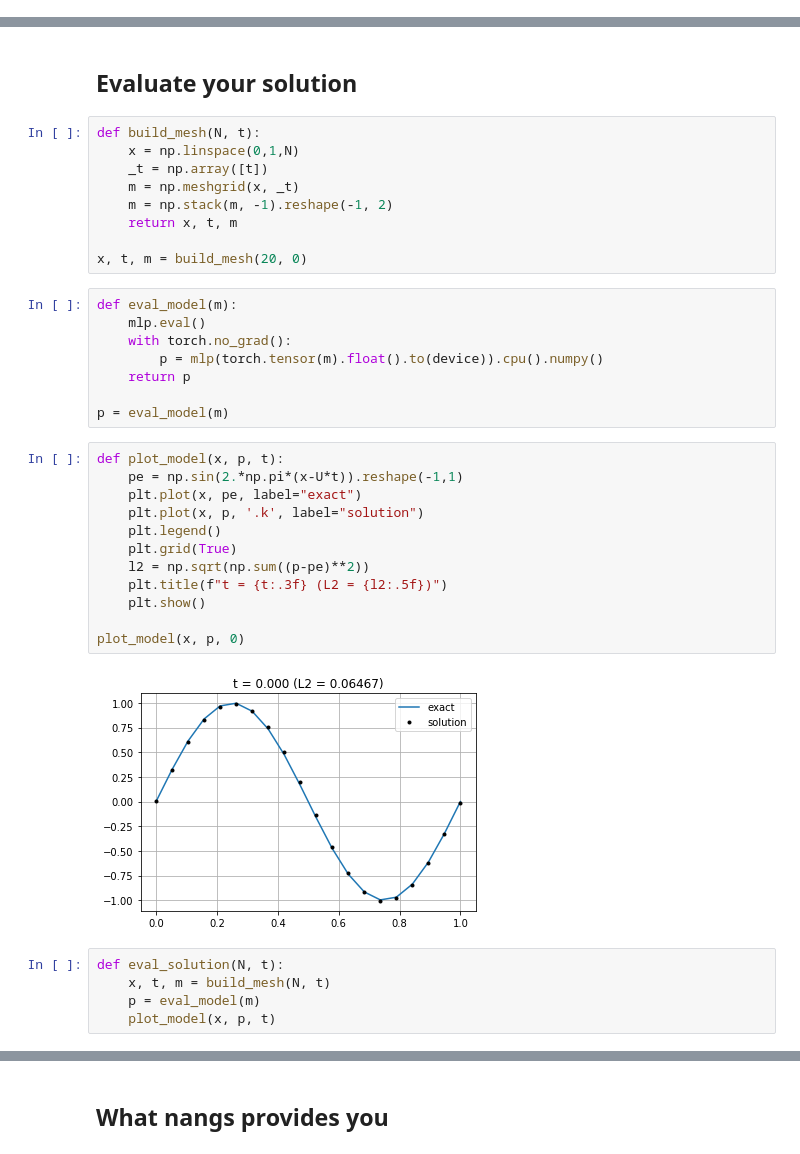
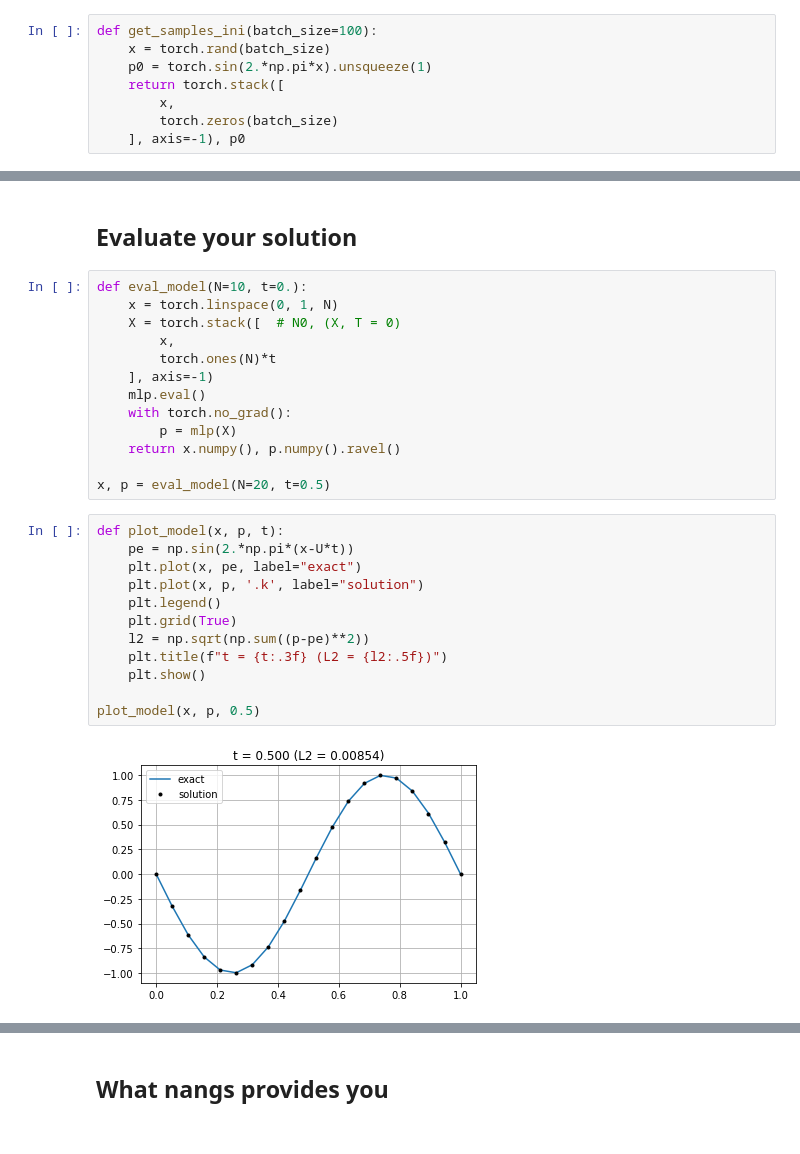
Before and after one commit to juansensio/nangs, a Jupyter notebook: tutorials/00_how_it_works.ipynb, the cells around one changed output, grey strips where cells are left out. Drawn from its saved outputs; the diff is of its cells as text.

```diff
--- a/tutorials/00_how_it_works.ipynb
+++ b/tutorials/00_how_it_works.ipynb
@@ -183,0 +99,8 @@ len(boco_dataset)
+# %%
+def get_samples_ini(batch_size=100):
+    x = torch.rand(batch_size)
+    p0 = torch.sin(2.*np.pi*x).unsqueeze(1)
+    return torch.stack([
+        x,
+        torch.zeros(batch_size)
+    ], axis=-1), p0
@@ -266,38 +185,29 @@ plt.show()
 # %% [markdown]
 ## Evaluate your solution
-# %%
-def build_mesh(N, t):
-    x = np.linspace(0,1,N)
-    _t = np.array([t])
-    m = np.meshgrid(x, _t)
-    m = np.stack(m, -1).reshape(-1, 2)
-    return x, t, m
-
-x, t, m = build_mesh(20, 0)
-# %%
-def eval_model(m):
-    mlp.eval()
-    with torch.no_grad():
-        p = mlp(torch.tensor(m).float().to(device)).cpu().numpy()
-    return p
-
-p = eval_model(m)
+# %%
+def eval_model(N=10, t=0.):
+    x = torch.linspace(0, 1, N)
+    X = torch.stack([  # N0, (X, T = 0)
+        x,
+        torch.ones(N)*t
+    ], axis=-1)
+    mlp.eval()
+    with torch.no_grad():
+        p = mlp(X)
+    return x.numpy(), p.numpy().ravel()
+
+x, p = eval_model(N=20, t=0.5)
 # %%
 def plot_model(x, p, t):
-    pe = np.sin(2.*np.pi*(x-U*t)).reshape(-1,1)
+    pe = np.sin(2.*np.pi*(x-U*t))
     plt.plot(x, pe, label="exact")
     plt.plot(x, p, '.k', label="solution")
     plt.legend()
     plt.grid(True)
     l2 = np.sqrt(np.sum((p-pe)**2))
     plt.title(f"t = {t:.3f} (L2 = {l2:.5f})")
     plt.show()
 
-plot_model(x, p, 0)
+plot_model(x, p, 0.5)
 # %% [output]
-[figure, old version]
+[figure, new version]
-# %%
-def eval_solution(N, t):
-    x, t, m = build_mesh(N, t)
-    p = eval_model(m)
-    plot_model(x, p, t)
```
Also changed, not shown: parts of 24 cells of this notebook, 9 other files.
